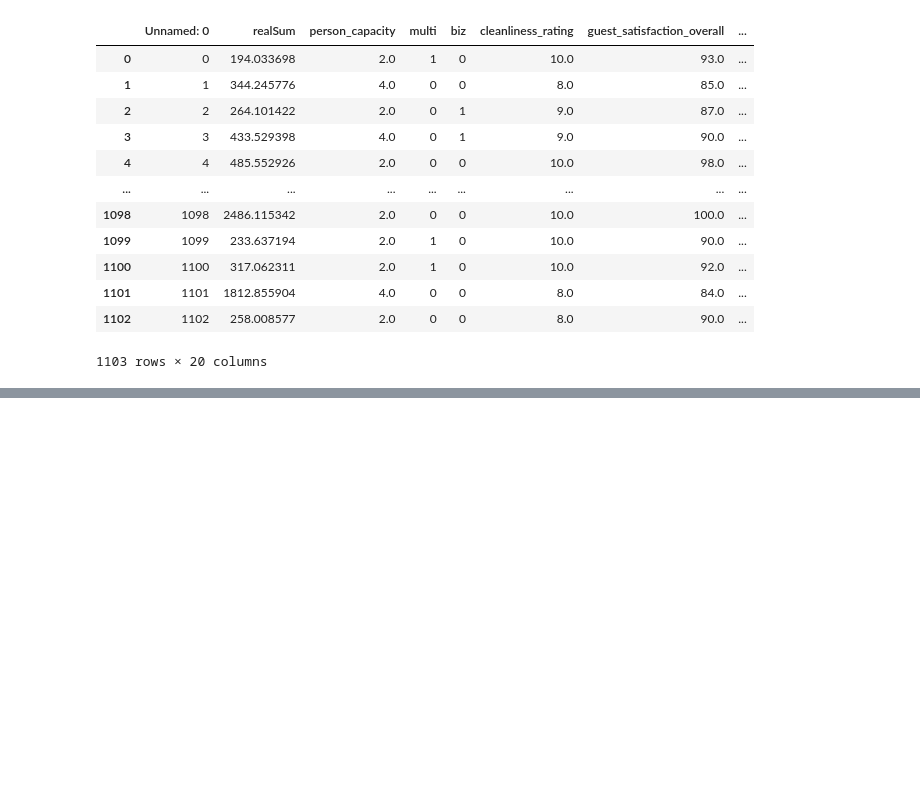
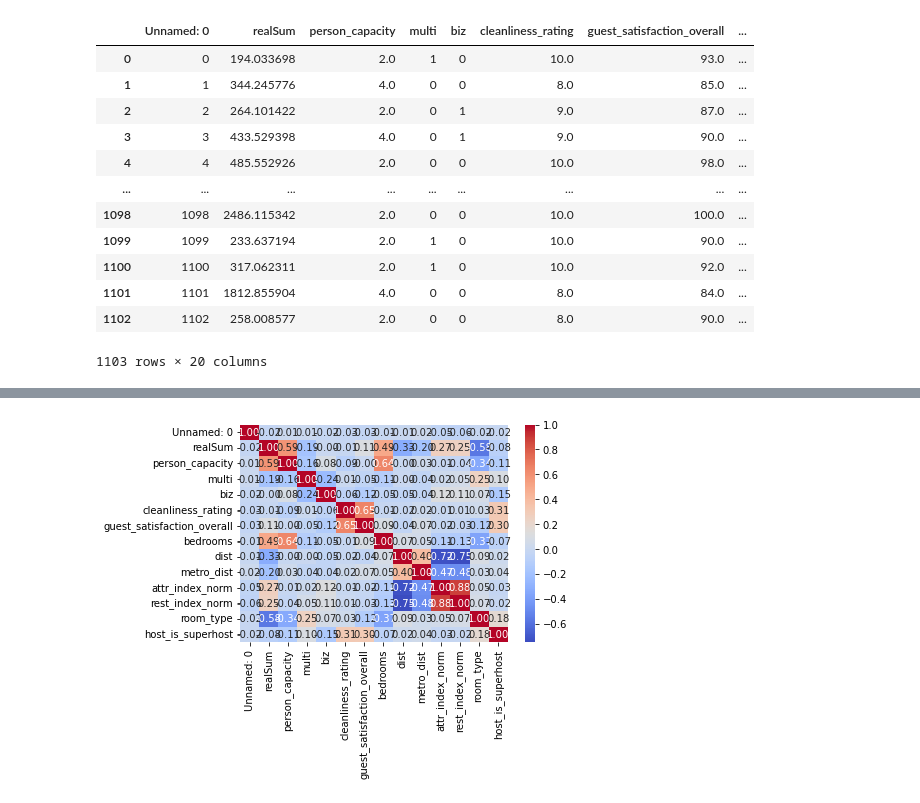
Before and after one commit to Tykher/AutoML_group_3_AirBnB, a Jupyter notebook: data/DataCleaning.ipynb, the cells around one changed output, grey strips where cells are left out. Saved outputs shown, nothing was run; the diff lists cells and outputs as text; code cells hidden in the pictures; blank space fills up the shorter version.

```diff
--- a/data/DataCleaning.ipynb
+++ b/data/DataCleaning.ipynb
@@ -108,0 +219,5 @@ df
+# %%
+sns.heatmap(df.corr(), annot=True, fmt=".2f", cmap='coolwarm')
+plt.show()
+# %% [output]
+[figure, added]
```
Also changed, not shown: parts of 24 cells of this notebook.
